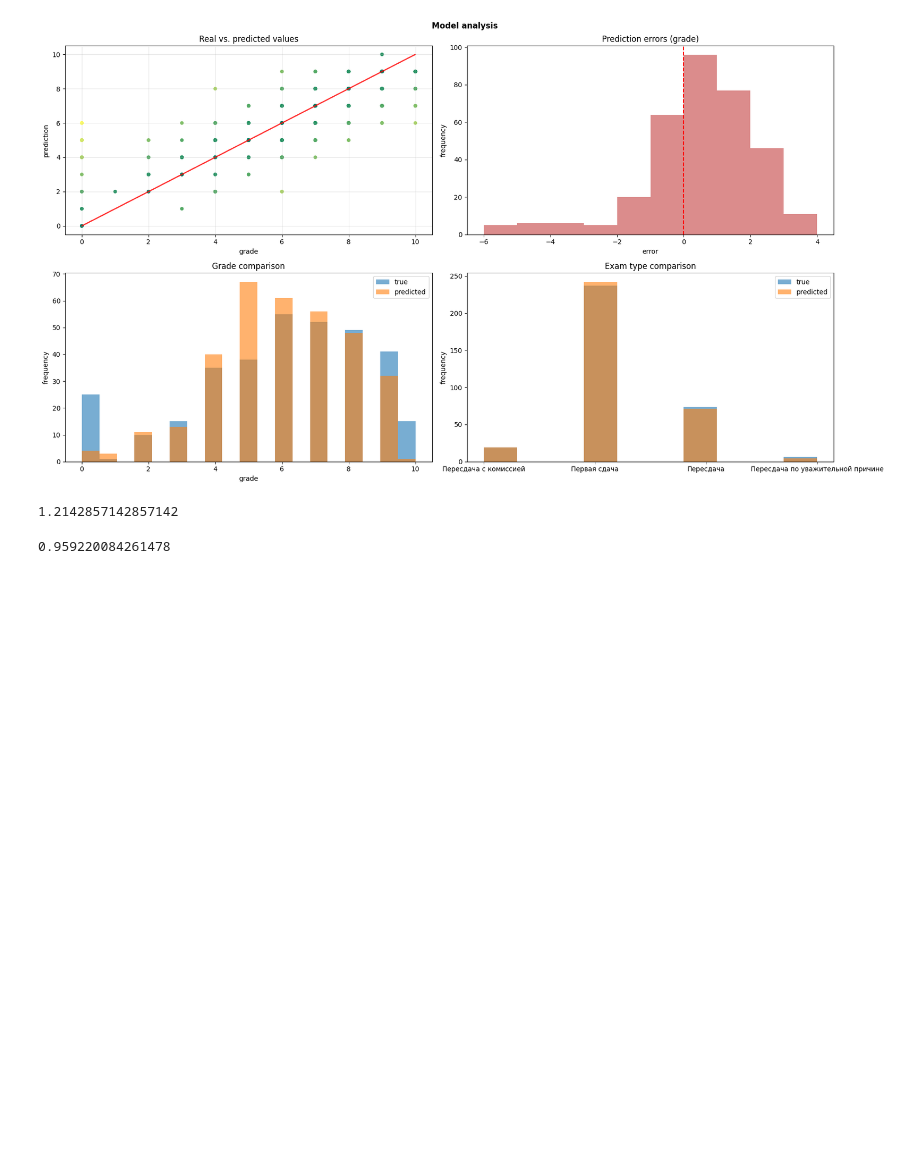
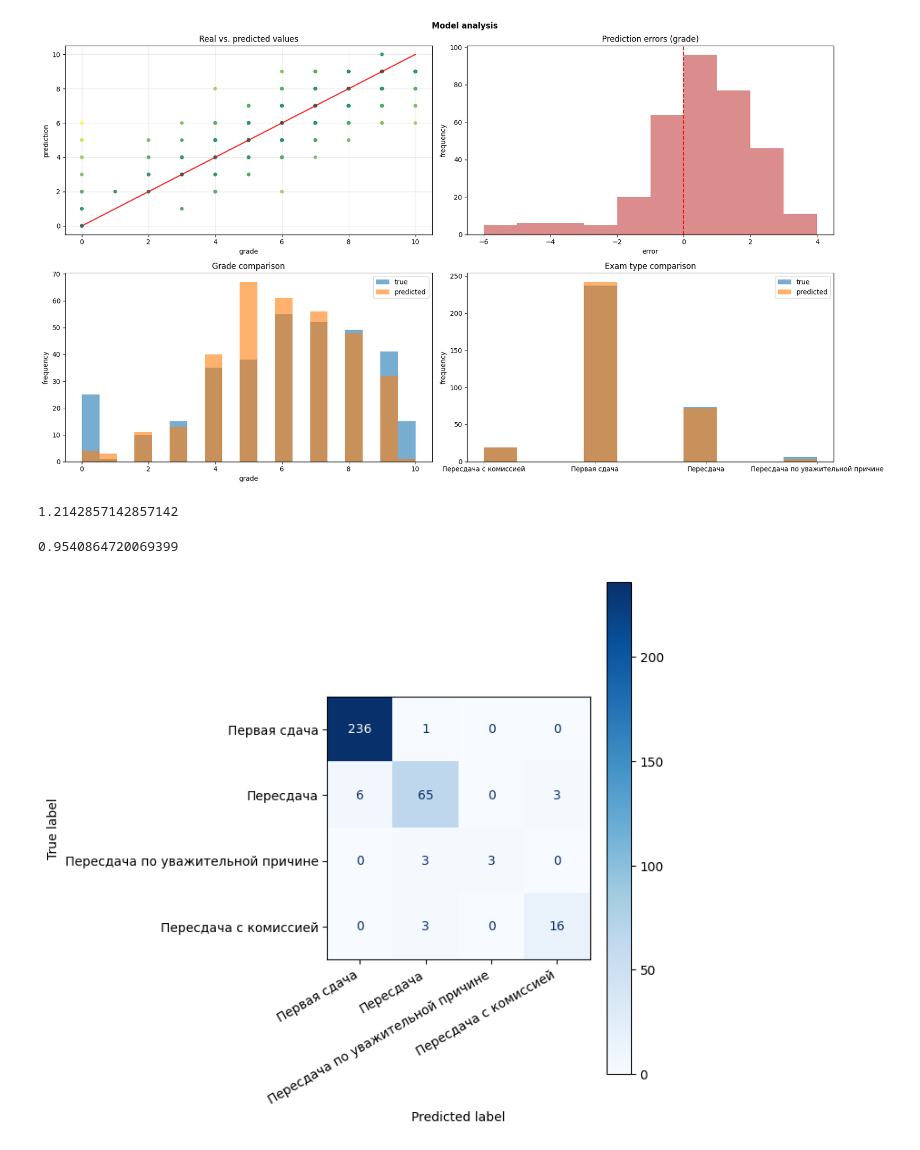
Before and after one commit to Liliiax/trajectory-project-2026, a Jupyter notebook: model/trajectory_model.ipynb, the cells around one changed output. Drawn from its saved outputs; the diff is of its cells as text; code cells hidden in the pictures; blank space fills up the shorter version.

```diff
--- a/model/trajectory_model.ipynb
+++ b/model/trajectory_model.ipynb
@@ -40,13 +40,14 @@ class Trajectory:
 
         self.type_model.fit(data_filled)
 
-    def predict(self, data, visualization=False):
-        data = self._fillna_data(data)
+    def predict(self, data, fillna=True, visualization=False):
+        if fillna==True:
+            data = self._fillna_data(data)
         X = data[self.features]
         grades_pred = self.grade_model.predict(X)
         grades_pred = np.clip(np.round(grades_pred), a_min = 0, a_max = 10) # оценка от 0 до 10
 
-        type_pred = self.type_model.predict_type(data)
+        type_pred = self.type_model.predict_type(X)
 
         if visualization == True:
             self.visualize(grades_pred, type_pred)
@@ -88,7 +89,7 @@ model.discipline_check(test_data1, 'Алгоритмы и структуры д
 Средняя оценка: 5.516129032258065
 Медианная оценка: 6.0
 # %%
-y_pred, y_pred1 = model.predict(test_data1, visualization=True)
+y_pred, y_pred1 = model.predict(test_data1, fillna=True, visualization=True)
 # %% [output]
 [figure]
 # %%
@@ -99,9 +100,22 @@ model.analysis(test_data1['target_grade'], y_pred, test_data1['target_type'], y_
 mean_absolute_error(y_pred, test_data1['target_grade'])
 # %% [output]
 1.2142857142857142
-# %%
-f1_score(y_pred1, test_data1['target_type'], average='weighted')
-# %% [output]
-0.959220084261478
+# %%
+f1_score(y_pred1, test_data1['target_type'], average='weighted')
+# %% [output]
+0.9540864720069399
+# %%
+from sklearn.metrics import ConfusionMatrixDisplay
+import matplotlib.pyplot as plt
+
+fig, ax = plt.subplots(figsize=(7, 7))
+
+ConfusionMatrixDisplay.from_predictions(test_data1['target_type'], y_pred1, cmap="Blues", ax=ax)
+
+plt.xticks(rotation=30, ha='right')
+plt.tight_layout()
+plt.show()
+# %% [output]
+[figure, added]
 # %%
 model.save("trajectory_model.pkl")
```
